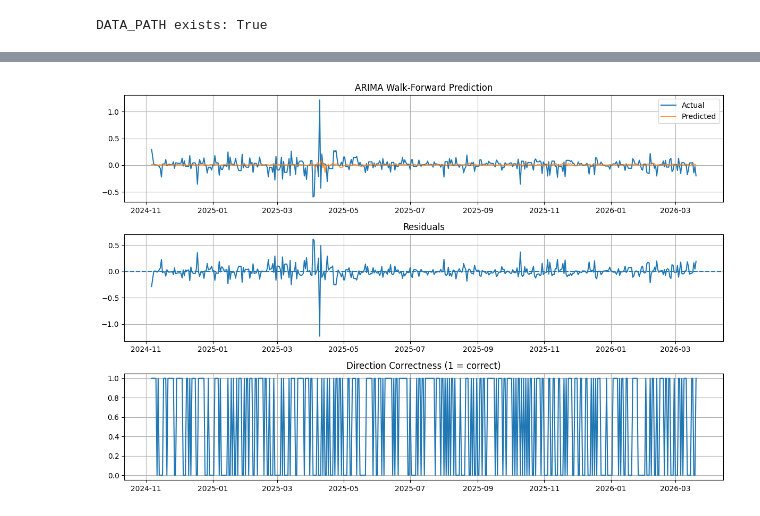
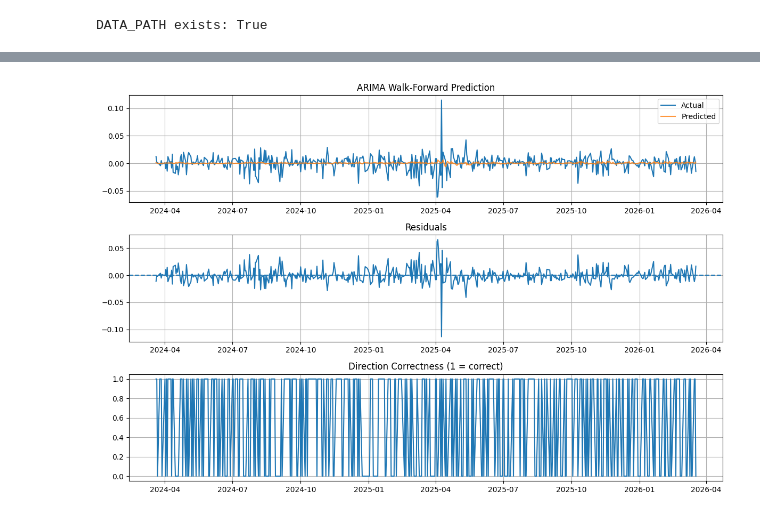
Before and after one commit to ton198/stock-market-price-predicting, a Jupyter notebook: source_code/baselines/ARIMA_plot.ipynb, the cells around one changed output, grey strips where cells are left out. Cells and saved outputs as stored; diff of their text form; code cells hidden in the pictures.

Commit message:
update ARIMA

```diff
--- a/source_code/baselines/ARIMA_plot.ipynb
+++ b/source_code/baselines/ARIMA_plot.ipynb
@@ -15,7 +15,7 @@ Mounted at /content/drive
 # %%
 import os
 
-DATA_PATH = "/content/drive/MyDrive/datasets_aligned/NASDAQCOM.csv"
+DATA_PATH = "/content/drive/MyDrive/datasets/nasdaq_multivariate.csv"
 
 print("DATA_PATH exists:", os.path.exists(DATA_PATH))
 # print("Files in folder:")
@@ -23,7 +23,6 @@ print("DATA_PATH exists:", os.path.exists(DATA_PATH))
 # %% [output]
 DATA_PATH exists: True
 # %%
-
 warnings.filterwarnings("ignore")
 
 TRAIN_RATIO = 0.8
@@ -34,23 +33,29 @@ MAX_TEST_POINTS = 500
 
 def load_data():
     df = pd.read_csv(DATA_PATH)
-    df["date"] = pd.to_datetime(df["date"])
+    df["Date"] = pd.to_datetime(df["Date"])
     return df
 
 
 def get_return(df):
     df = df.copy()
-    df["return"] = df["NASDAQCOM"].pct_change() * 10
-    df = df.dropna().reset_index(drop=True)
+
+    # Return is already return data, so do NOT use pct_change again
+    df["Return"] = pd.to_numeric(df["Return"], errors="coerce")
+
+    # Remove NaN / inf values
+    df = df.replace([np.inf, -np.inf], np.nan)
+    df = df.dropna(subset=["Return"]).reset_index(drop=True)
+
     return df
 
 
 def split_data(df):
     split_idx = int(len(df) * TRAIN_RATIO)
 
-    train = df["return"].iloc[:split_idx].reset_index(drop=True)
-    test = df["return"].iloc[split_idx:].reset_index(drop=True)
-    test_dates = df["date"].iloc[split_idx:].reset_index(drop=True)
+    train = df["Return"].iloc[:split_idx].reset_index(drop=True)
+    test = df["Return"].iloc[split_idx:].reset_index(drop=True)
+    test_dates = df["Date"].iloc[split_idx:].reset_index(drop=True)
 
     return train, test, test_dates
 
@@ -59,6 +64,7 @@ def restrict_test(test, dates):
     if len(test) > MAX_TEST_POINTS:
         test = test.iloc[-MAX_TEST_POINTS:].reset_index(drop=True)
         dates = dates.iloc[-MAX_TEST_POINTS:].reset_index(drop=True)
+
     return test, dates
 
 
@@ -69,11 +75,18 @@ def walk_forward(train, test):
     for i, actual in enumerate(test):
         hist = history[-ROLLING_WINDOW_SIZE:]
 
+        hist = np.asarray(hist, dtype=float)
+        hist = hist[np.isfinite(hist)]
+
         try:
             model = ARIMA(hist, order=ARIMA_ORDER)
             model_fit = model.fit()
             forecast = model_fit.forecast(steps=1)
             pred = float(np.asarray(forecast)[0])
+
+            if not np.isfinite(pred):
+                pred = float(np.mean(hist))
+
         except:
             pred = float(np.mean(hist))
 
@@ -103,6 +116,7 @@ def direction_f1(y_true, y_pred):
 
     return 2 * precision * recall / (precision + recall) if (precision + recall) else 0
 
+
 def plot_results(dates, y_true, y_pred):
     residuals = y_pred - y_true
 
@@ -130,34 +144,43 @@ def plot_results(dates, y_true, y_pred):
     plt.tight_layout()
     plt.show()
 
-if __name__ == "__main__":
-    print("Loading data...")
-    df = load_data()
 
-    print("Computing returns...")
-    df = get_return(df)
+print("Loading data...")
+df = load_data()
 
-    print("Splitting data...")
-    train, test, dates = split_data(df)
+print("Computing returns...")
+df = get_return(df)
 
-    test, dates = restrict_test(test, dates)
+print("Splitting data...")
+train, test, dates = split_data(df)
 
-    print("Running walk-forward ARIMA...")
-    preds = walk_forward(train, test)
+test, dates = restrict_test(test, dates)
 
-    y_true = test.values
-    mse = np.mean((y_true - preds) ** 2)
-    mae = mean_absolute_error(y_true, preds)
-    acc = direction_accuracy(y_true, preds)
-    f1 = direction_f1(y_true, preds)
+print("Running walk-forward ARIMA...")
+preds = walk_forward(train, test)
 
-    print("\n===== RESULTS =====")
-    print(f"MSE: {mse:.6f}")
-    print(f"MAE: {mae:.6f}")
-    print(f"Direction Accuracy: {acc:.6f}")
-    print(f"Direction F1: {f1:.6f}")
+y_true = test.values
+preds = np.asarray(preds)
 
-    plot_results(dates, y_true, preds)
+# Remove invalid values before evaluation
+mask = np.isfinite(y_true) & np.isfinite(preds)
+
+y_true = y_true[mask]
+preds = preds[mask]
+dates = dates.iloc[mask].reset_index(drop=True)
+
+mse = np.mean((y_true - preds) ** 2)
+mae = mean_absolute_error(y_true, preds)
+acc = direction_accuracy(y_true, preds)
+f1 = direction_f1(y_true, preds)
+
+print("\n===== RESULTS =====")
+print(f"MSE: {mse:.6f}")
+print(f"MAE: {mae:.6f}")
+print(f"Direction Accuracy: {acc:.6f}")
+print(f"Direction F1: {f1:.6f}")
+
+plot_results(dates, y_true, preds)
 # %% [output]
 Loading data...
 Computing returns...
@@ -182 +205 @@ Direction F1: 0.649390
-[figure, old version]
+[figure, new version]
```
Also changed, not shown: parts of 1 cell of this notebook.
